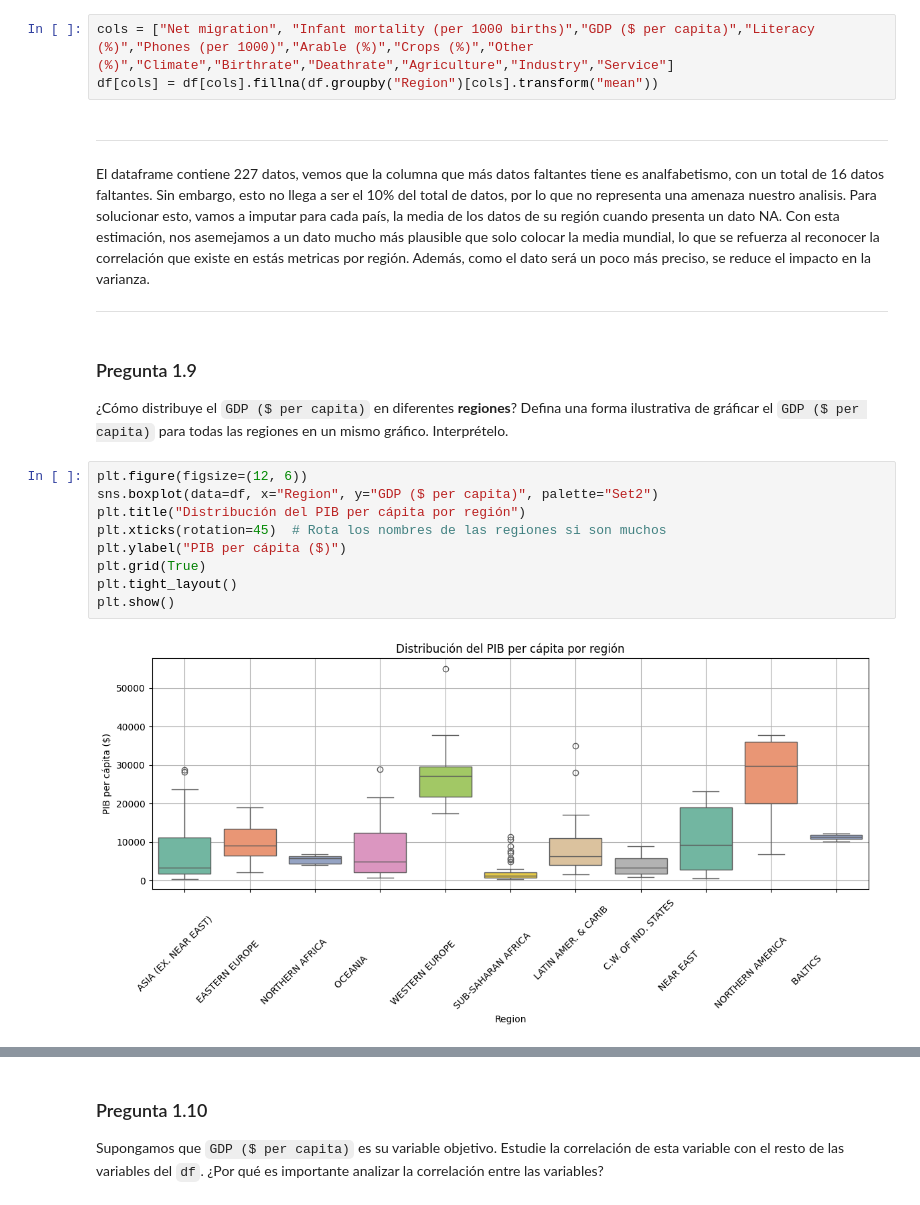
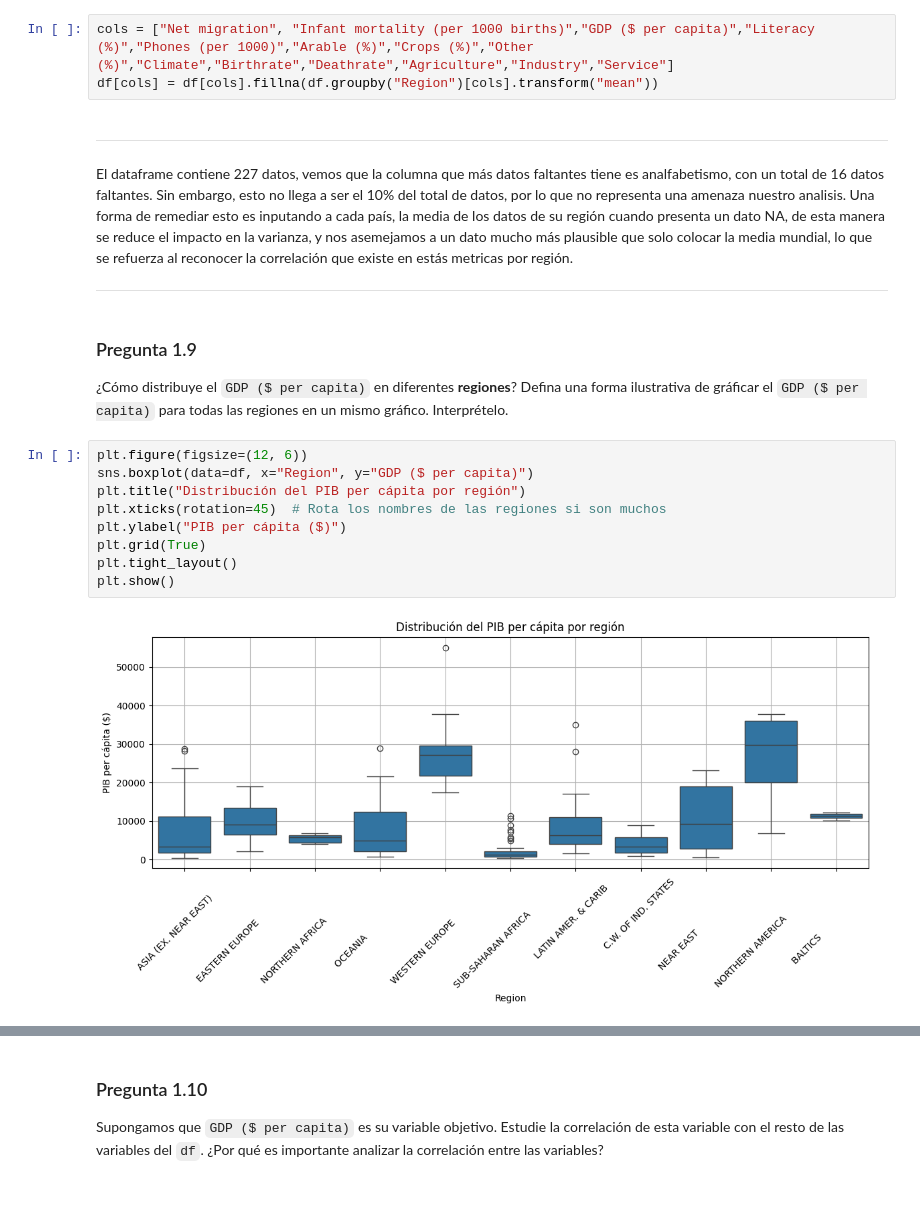
Before and after one commit to cristiandiazh/Tarea-1-ML, a Jupyter notebook: Tarea_1.ipynb, the cells around one changed output, grey strips where cells are left out. Cells and saved outputs as stored; diff of their text form.

```diff
--- a/Tarea_1.ipynb
+++ b/Tarea_1.ipynb
@@ -339,8 +309,7 @@ df[cols] = df[cols].fillna(df.groupby("Region")[cols].transform("mean"))
 
 
 El dataframe contiene 227 datos, vemos que la columna que más datos faltantes tiene es analfabetismo, con un total de 16 datos faltantes.
-Sin embargo, esto no llega a ser el 10% del total de datos, por lo que no representa una amenaza nuestro analisis. Para solucionar esto, vamos a imputar para cada país, la media de los datos de su región cuando presenta un dato NA. Con esta estimación, nos asemejamos a un dato mucho más plausible que solo colocar la media mundial, lo que se refuerza al reconocer la correlación que existe en estás metricas por región. Además, como el dato será un poco más preciso,
-se reduce el impacto en la varianza.
+Sin embargo, esto no llega a ser el 10% del total de datos, por lo que no representa una amenaza nuestro analisis. Una forma de remediar esto es inputando a cada país, la media de los datos de su región cuando presenta un dato NA, de esta manera se reduce el impacto en la varianza, y nos asemejamos a un dato mucho más plausible que solo colocar la media mundial, lo que se refuerza al reconocer la correlación que existe en estás metricas por región.
 
 
 
@@ -351,15 +320,15 @@ se reduce el impacto en la varianza.
 ¿Cómo distribuye el `GDP ($ per capita)` en diferentes **regiones**? Defina una forma ilustrativa de gráficar el `GDP ($ per capita)` para todas las regiones en un mismo gráfico. Interprételo.
 # %%
 plt.figure(figsize=(12, 6))
-sns.boxplot(data=df, x="Region", y="GDP ($ per capita)", palette="Set2")
+sns.boxplot(data=df, x="Region", y="GDP ($ per capita)")
 plt.title("Distribución del PIB per cápita por región")
 plt.xticks(rotation=45)  # Rota los nombres de las regiones si son muchos
 plt.ylabel("PIB per cápita ($)")
 plt.grid(True)
 plt.tight_layout()
 plt.show()
 # %% [output]
-[figure, old version]
+[figure, new version]
 # %% [markdown]
 
 
```
Also changed, not shown: parts of 57 cells of this notebook.
